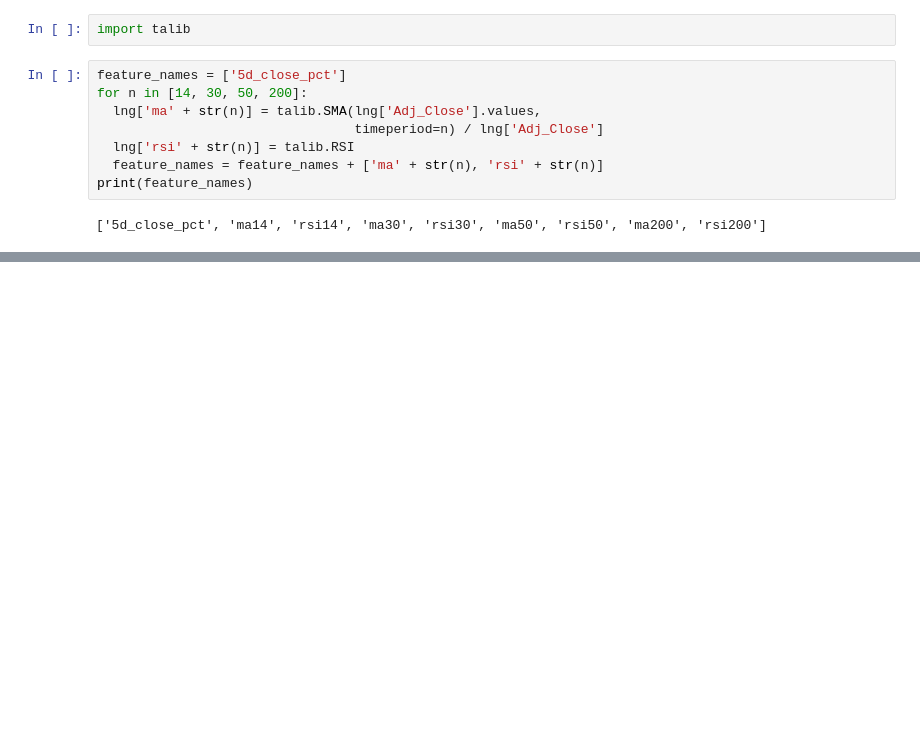
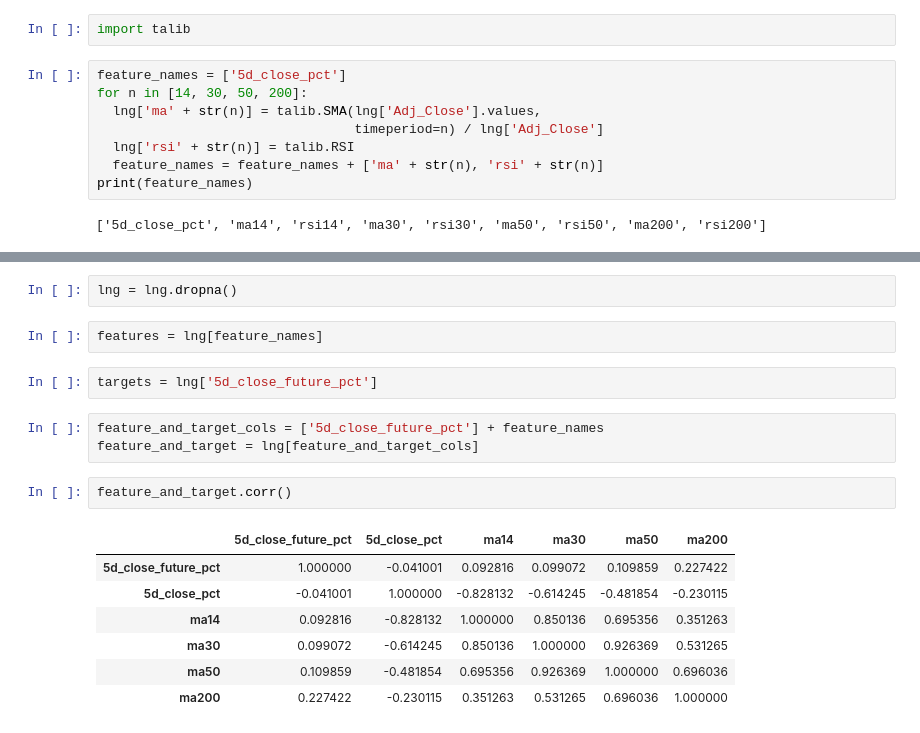
Before and after one commit to thap/machine-learning-finance, a Jupyter notebook: notebooks/Machine_Learning_for_Finance.ipynb, the cells around one changed output, grey strips where cells are left out. Cells and saved outputs as stored; diff of their text form; blank space fills up the shorter version.

```diff
--- a/notebooks/Machine_Learning_for_Finance.ipynb
+++ b/notebooks/Machine_Learning_for_Finance.ipynb
@@ -221,0 +171,19 @@ print(feature_names)
+# %%
+lng = lng.dropna()
+# %%
+features = lng[feature_names]
+# %%
+targets = lng['5d_close_future_pct']
+# %%
+feature_and_target_cols = ['5d_close_future_pct'] + feature_names
+feature_and_target = lng[feature_and_target_cols]
+# %%
+feature_and_target.corr()
+# %% [output]
+|  | 5d_close_future_pct | 5d_close_pct | ma14 | ma30 | ma50 | ma200 |
+| 5d_close_future_pct | 1.000000 | -0.041001 | 0.092816 | 0.099072 | 0.109859 | 0.227422 |
+| 5d_close_pct | -0.041001 | 1.000000 | -0.828132 | -0.614245 | -0.481854 | -0.230115 |
+| ma14 | 0.092816 | -0.828132 | 1.000000 | 0.850136 | 0.695356 | 0.351263 |
+| ma30 | 0.099072 | -0.614245 | 0.850136 | 1.000000 | 0.926369 | 0.531265 |
+| ma50 | 0.109859 | -0.481854 | 0.695356 | 0.926369 | 1.000000 | 0.696036 |
+| ma200 | 0.227422 | -0.230115 | 0.351263 | 0.531265 | 0.696036 | 1.000000 |
```
Also changed, not shown: parts of 9 cells of this notebook.
